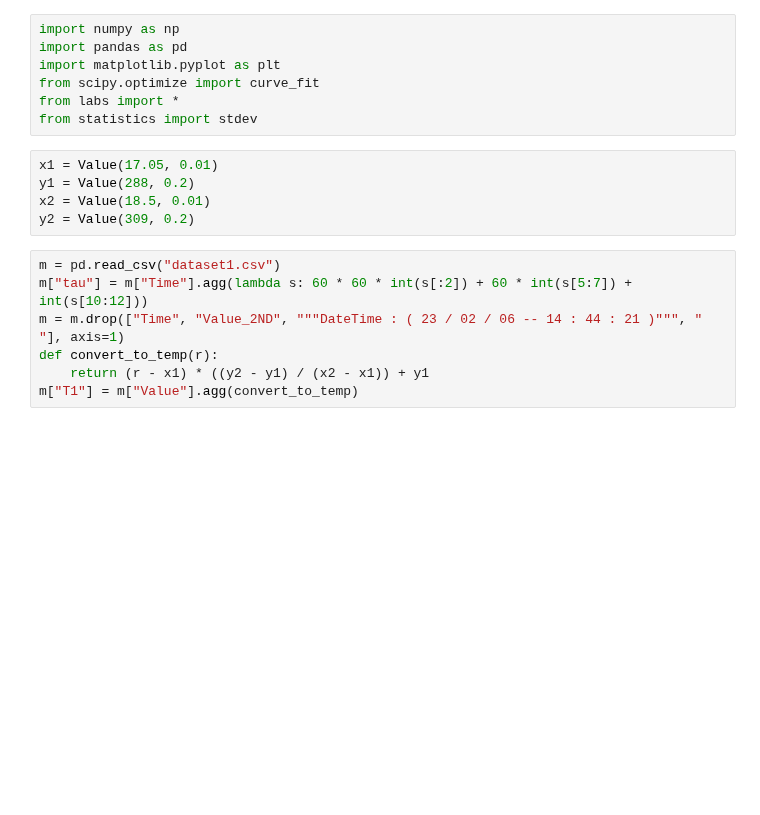
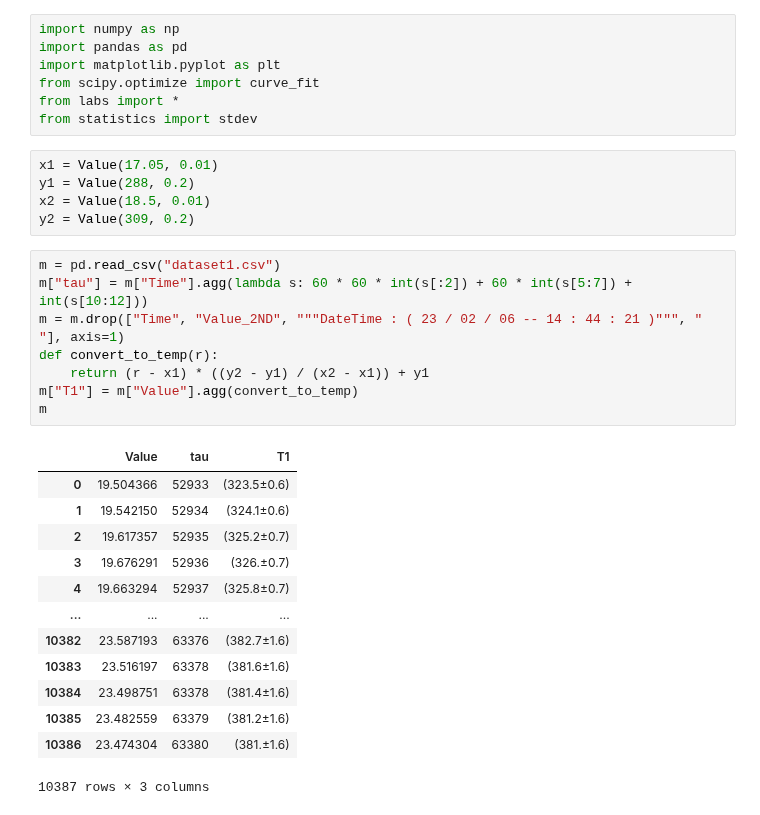
Before and after one commit to skolkovo-bba/labs3, a Jupyter notebook: 2.1.4/lab214.ipynb, the cells around one changed output. Drawn from its saved outputs; the diff is of its cells as text; blank space fills up the shorter version.

```diff
--- a/2.1.4/lab214.ipynb
+++ b/2.1.4/lab214.ipynb
@@ -13,10 +13,25 @@ y2 = Value(309, 0.2)
 # %%
 m = pd.read_csv("dataset1.csv")
 m["tau"] = m["Time"].agg(lambda s: 60 * 60 * int(s[:2]) + 60 * int(s[5:7]) + int(s[10:12]))
 m = m.drop(["Time", "Value_2ND", """DateTime : ( 23 / 02 / 06 -- 14 : 44 : 21 )""", " "], axis=1)
 def convert_to_temp(r):
     return (r - x1) * ((y2 - y1) / (x2 - x1)) + y1
 m["T1"] = m["Value"].agg(convert_to_temp)
+m
+# %% [output]
+|  | Value | tau | T1 |
+| 0 | 19.504366 | 52933 | (323.5±0.6) |
+| 1 | 19.542150 | 52934 | (324.1±0.6) |
+| 2 | 19.617357 | 52935 | (325.2±0.7) |
+| 3 | 19.676291 | 52936 | (326.±0.7) |
+| 4 | 19.663294 | 52937 | (325.8±0.7) |
+| ... | ... | ... | ... |
+| 10382 | 23.587193 | 63376 | (382.7±1.6) |
+| 10383 | 23.516197 | 63378 | (381.6±1.6) |
+| 10384 | 23.498751 | 63378 | (381.4±1.6) |
+| 10385 | 23.482559 | 63379 | (381.2±1.6) |
+| 10386 | 23.474304 | 63380 | (381.±1.6) |
+10387 rows × 3 columns
 # %%
 p = pd.read_csv("dataset2.csv")
 p["tau"] = p["Time"].agg(lambda s: 60 * 60 * int(s[:2]) + 60 * int(s[5:7]) + int(s[10:12]))
```
Also changed, not shown: parts of 4 cells of this notebook.
